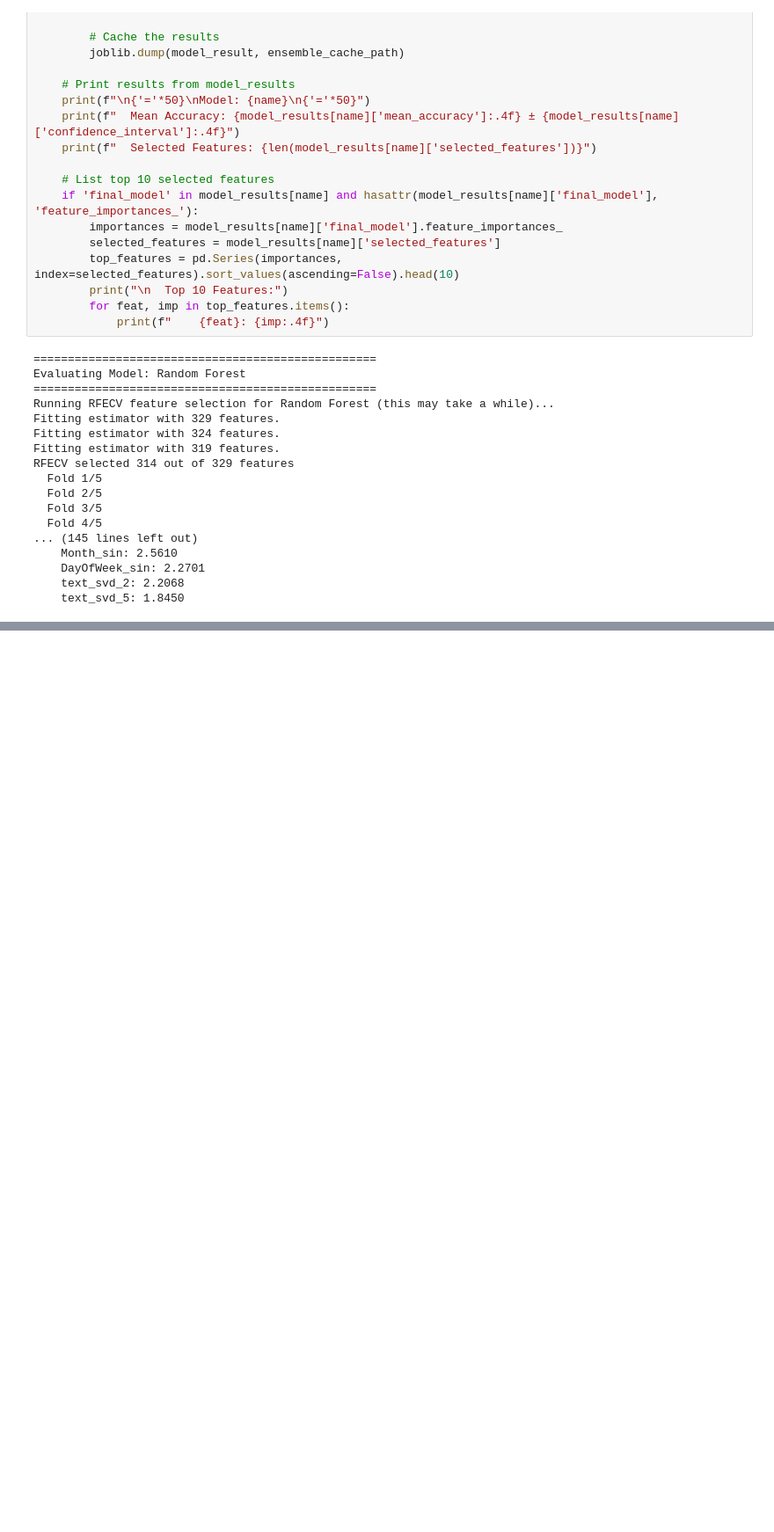
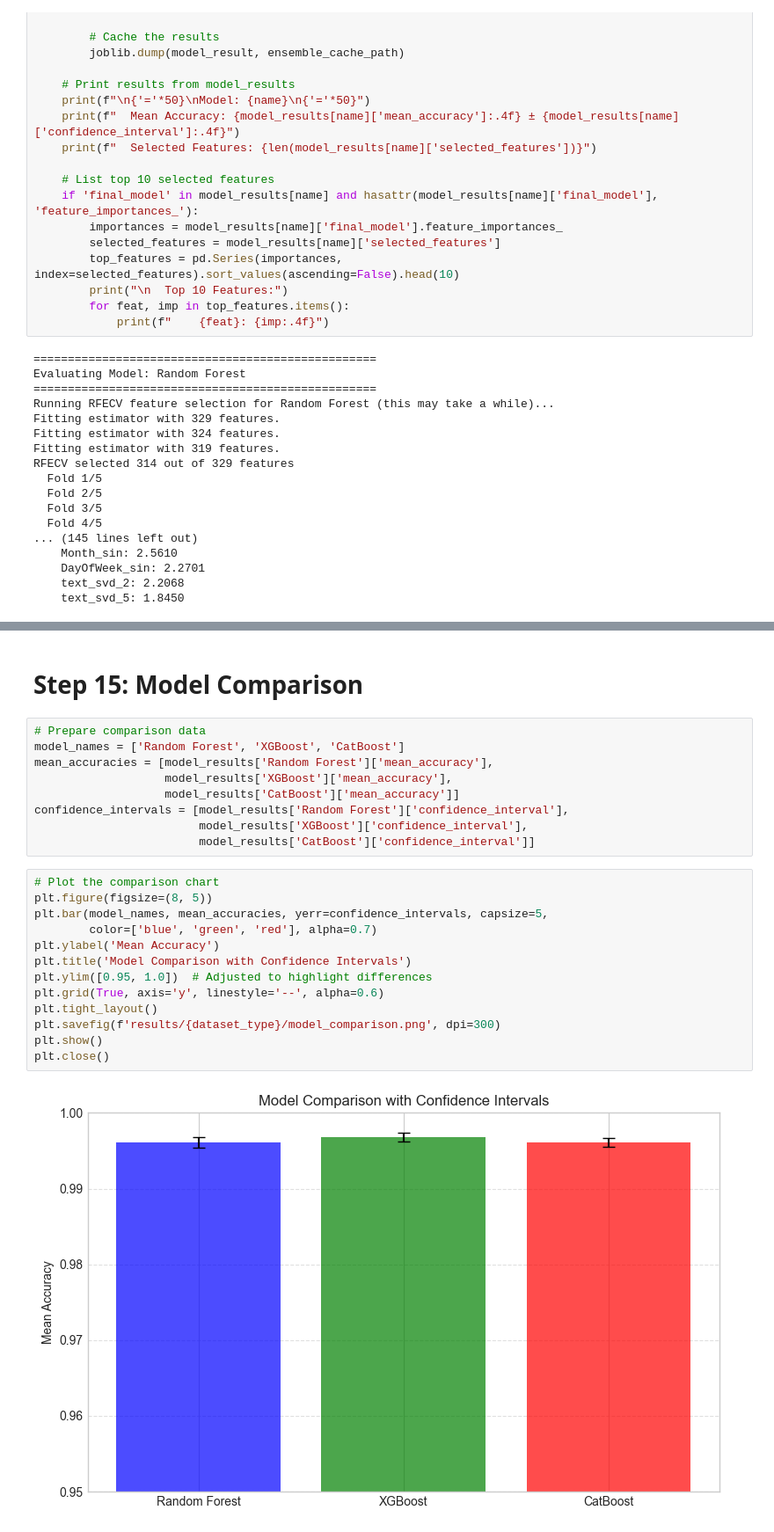
Before and after one commit to PareesaK/Improving-Recall-Effectiveness, a Jupyter notebook: code_library/Modeling_v1.ipynb, the cells around one changed output, grey strips where cells are left out. Shown at 88% size. Saved outputs shown, nothing was run; the diff lists cells and outputs as text; blank space fills up the shorter version.

```diff
--- a/code_library/Modeling_v1.ipynb
+++ b/code_library/Modeling_v1.ipynb
@@ -728,0 +825,26 @@ RFECV selected 314 out of 329 features
+# %% [markdown]
+# Step 15: Model Comparison
+# %%
+# Prepare comparison data
+model_names = ['Random Forest', 'XGBoost', 'CatBoost']
+mean_accuracies = [model_results['Random Forest']['mean_accuracy'],
+                   model_results['XGBoost']['mean_accuracy'],
+                   model_results['CatBoost']['mean_accuracy']]
+confidence_intervals = [model_results['Random Forest']['confidence_interval'],
+                        model_results['XGBoost']['confidence_interval'],
+                        model_results['CatBoost']['confidence_interval']]
+# %%
+# Plot the comparison chart
+plt.figure(figsize=(8, 5))
+plt.bar(model_names, mean_accuracies, yerr=confidence_intervals, capsize=5,
+        color=['blue', 'green', 'red'], alpha=0.7)
+plt.ylabel('Mean Accuracy')
+plt.title('Model Comparison with Confidence Intervals')
+plt.ylim([0.95, 1.0])  # Adjusted to highlight differences
+plt.grid(True, axis='y', linestyle='--', alpha=0.6)
+plt.tight_layout()
+plt.savefig(f'results/{dataset_type}/model_comparison.png', dpi=300)
+plt.show()
+plt.close()
+# %% [output]
+[figure, added]
```
Also changed, not shown: parts of 25 cells of this notebook.
